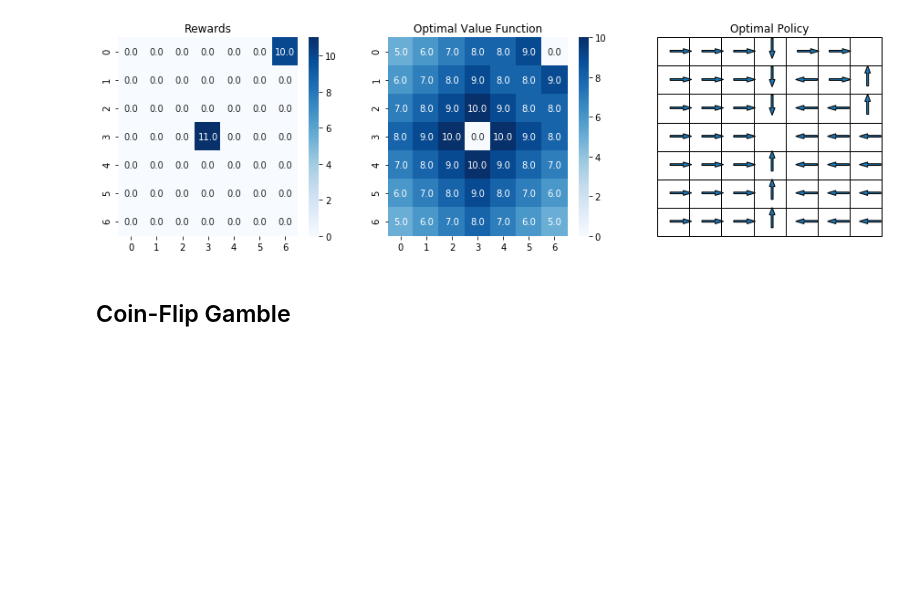
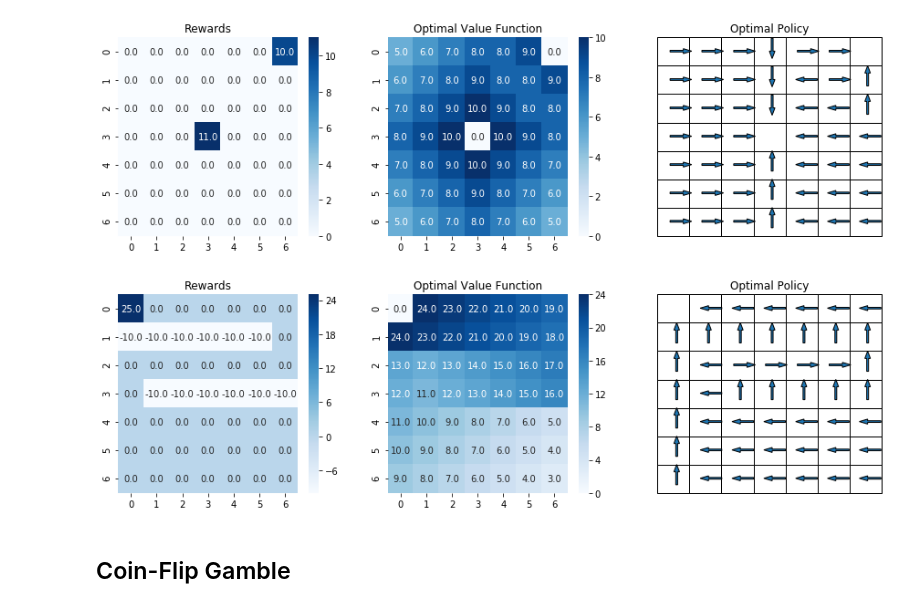
Before and after one commit to navyamehta/optimization-algorithms, a Jupyter notebook: reinforcement-learning-MDP/PART 1 - Simulating Perfect Environments.ipynb, the cells around one changed output. Drawn from its saved outputs; the diff is of its cells as text; code cells hidden in the pictures; blank space fills up the shorter version.

```diff
--- a/reinforcement-learning-MDP/PART 1 - Simulating Perfect Environments.ipynb
+++ b/reinforcement-learning-MDP/PART 1 - Simulating Perfect Environments.ipynb
@@ -102,5 +102,18 @@ discount = 1
 plotter(rewardmtrx, transitionrwd, discount, {(0,6),(3,3)}, 1e-3)
 # %% [output]
 [figure]
+# %%
+#Obstacle Course
+rewardmtrx = np.zeros((7,7))
+rewardmtrx[0,0] = 25
+for i in range(6):
+    rewardmtrx[1,i] = -10
+for i in range(1,7):
+    rewardmtrx[3,i] = -10
+transitionrwd = -1
+discount = 1
+plotter(rewardmtrx, transitionrwd, discount, {(0,0)}, 1e-3)
+# %% [output]
+[figure, added]
 # %% [markdown]
 <h2>Coin-Flip Gamble</h2>
```
Also changed, not shown: parts of 5 cells of this notebook.
